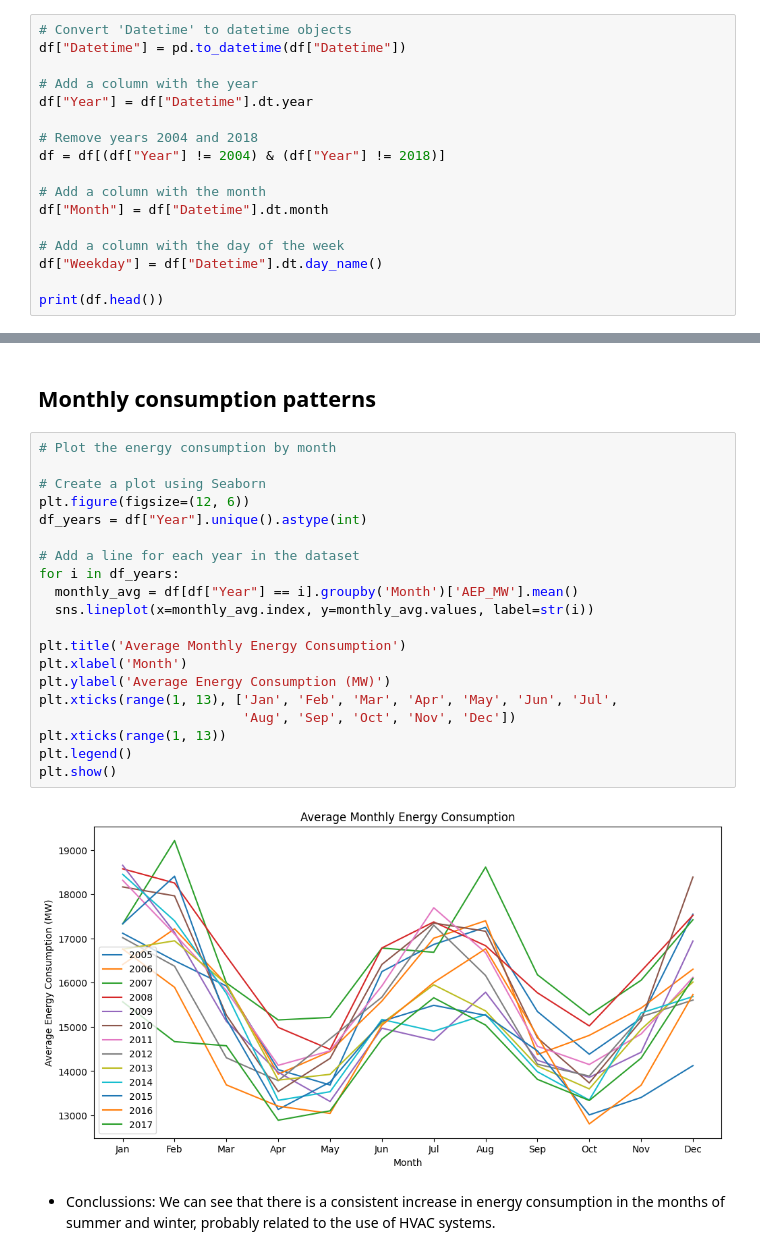
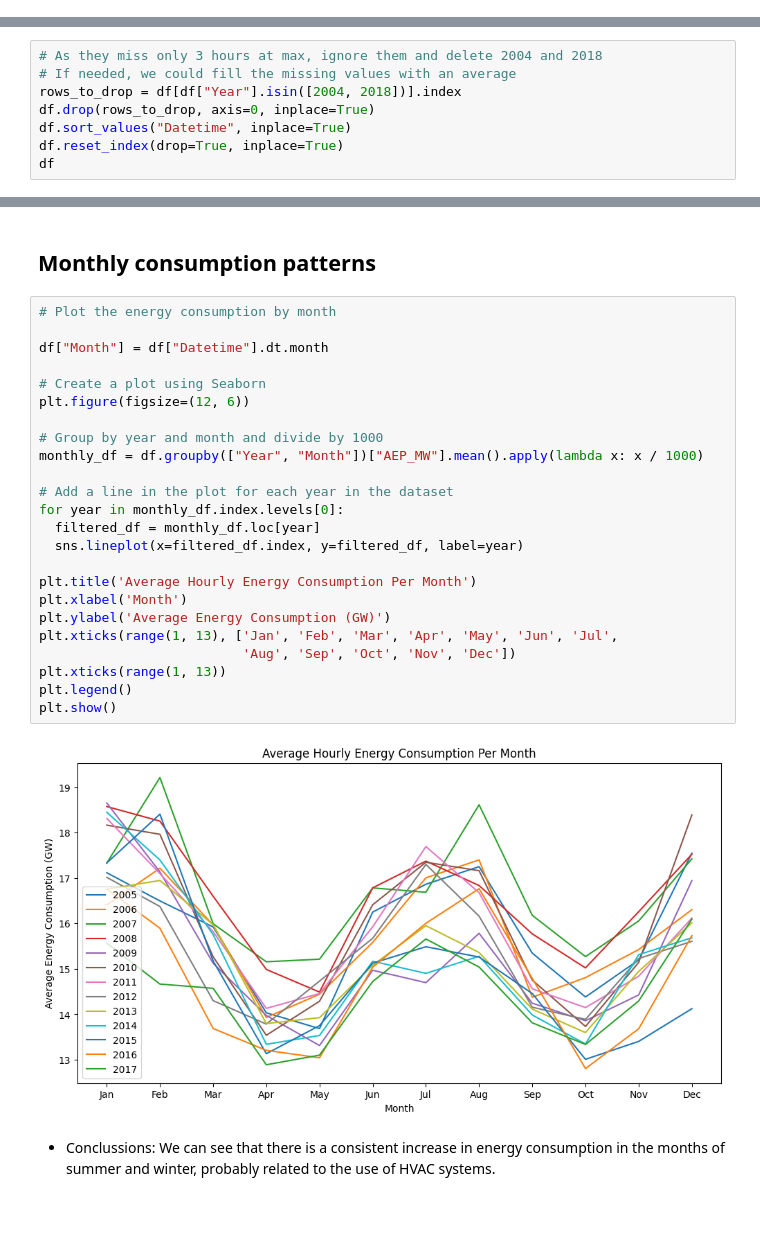
Before and after one commit to anmar36a/Data-Analysis, a Jupyter notebook: Energy_consumption_in_the_US.ipynb, the cells around one changed output, grey strips where cells are left out. Cells and saved outputs as stored; diff of their text form; blank space fills up the shorter version.

```diff
--- a/Energy_consumption_in_the_US.ipynb
+++ b/Energy_consumption_in_the_US.ipynb
@@ -79,17 +80,0 @@ We can also see that some years are incomplete. 2004 and 2018 only have one day
-# %%
-# Convert 'Datetime' to datetime objects
-df["Datetime"] = pd.to_datetime(df["Datetime"])
-
-# Add a column with the year
-df["Year"] = df["Datetime"].dt.year
-
-# Remove years 2004 and 2018
-df = df[(df["Year"] != 2004) & (df["Year"] != 2018)]
-
-# Add a column with the month
-df["Month"] = df["Datetime"].dt.month
-
-# Add a column with the day of the week
-df["Weekday"] = df["Datetime"].dt.day_name()
-
-print(df.head())
@@ -133,0 +121,8 @@ dtype: int64
+# %%
+# As they miss only 3 hours at max, ignore them and delete 2004 and 2018
+# If needed, we could fill the missing values with an average
+rows_to_drop = df[df["Year"].isin([2004, 2018])].index
+df.drop(rows_to_drop, axis=0, inplace=True)
+df.sort_values("Datetime", inplace=True)
+df.reset_index(drop=True, inplace=True)
+df
@@ -168,25 +177,29 @@ plt.show()
 # %%
 # Plot the energy consumption by month
 
+df["Month"] = df["Datetime"].dt.month
+
 # Create a plot using Seaborn
 plt.figure(figsize=(12, 6))
-df_years = df["Year"].unique().astype(int)
 
-# Add a line for each year in the dataset
-for i in df_years:
-  monthly_avg = df[df["Year"] == i].groupby('Month')['AEP_MW'].mean()
-  sns.lineplot(x=monthly_avg.index, y=monthly_avg.values, label=str(i))
+# Group by year and month and divide by 1000
+monthly_df = df.groupby(["Year", "Month"])["AEP_MW"].mean().apply(lambda x: x / 1000)
 
-plt.title('Average Monthly Energy Consumption')
+# Add a line in the plot for each year in the dataset
+for year in monthly_df.index.levels[0]:
+  filtered_df = monthly_df.loc[year]
+  sns.lineplot(x=filtered_df.index, y=filtered_df, label=year)
+
+plt.title('Average Hourly Energy Consumption Per Month')
 plt.xlabel('Month')
-plt.ylabel('Average Energy Consumption (MW)')
+plt.ylabel('Average Energy Consumption (GW)')
 plt.xticks(range(1, 13), ['Jan', 'Feb', 'Mar', 'Apr', 'May', 'Jun', 'Jul',
                           'Aug', 'Sep', 'Oct', 'Nov', 'Dec'])
 plt.xticks(range(1, 13))
 plt.legend()
 plt.show()
 # %% [output]
-[figure, old version]
+[figure, new version]
 # %% [markdown]
 - Conclussions: We can see that there is a consistent increase in energy consumption in the months of summer and winter, probably related to the use of HVAC systems.
 # %%
```
Also changed, not shown: parts of 36 cells of this notebook.
